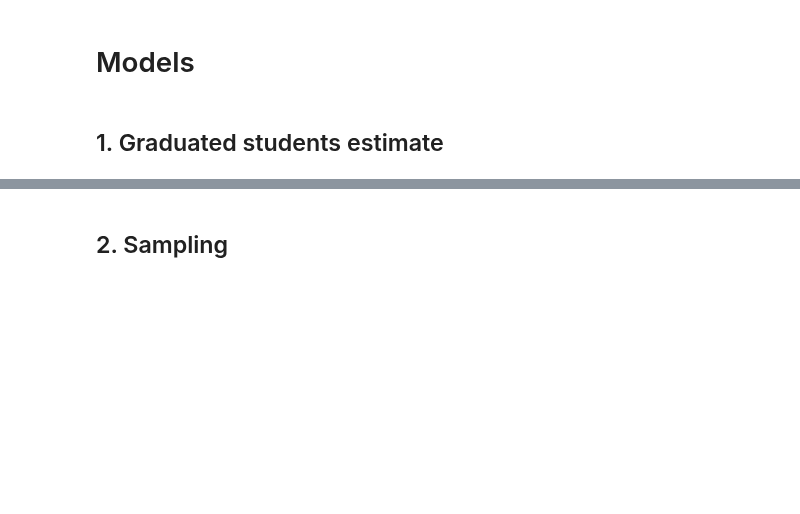
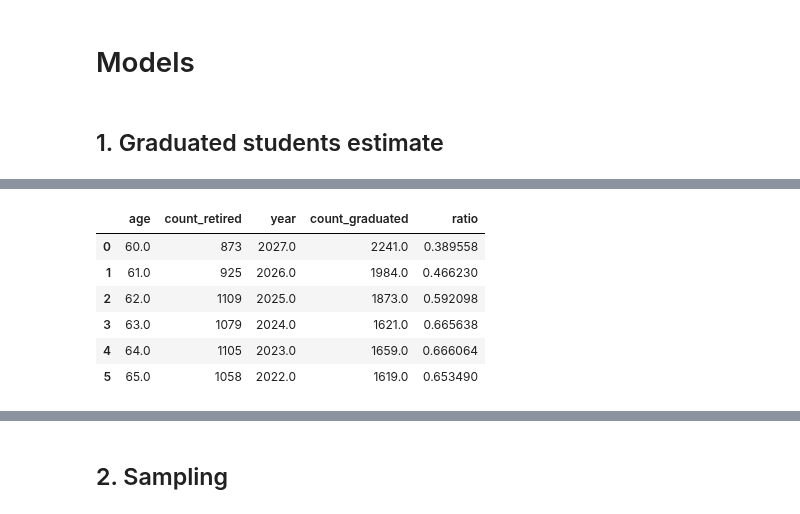
Before and after one commit to opendatalabcz/mapa-zdravi, a Jupyter notebook: src/scripts/models.ipynb, the cells around one changed output, grey strips where cells are left out. Drawn from its saved outputs; the diff is of its cells as text; code cells hidden in the pictures; blank space fills up the shorter version.

```diff
--- a/src/scripts/models.ipynb
+++ b/src/scripts/models.ipynb
@@ -117,0 +151,13 @@ plt.show();
+# %%
+mudr_future = mudr_estimates[mudr_estimates['date_end'] > 2021][['date_end', 'mudr_graduate_estimate']]
+mudr_future.columns = ['year', 'count']
+mudr_pred = pd.merge(mudr_retired, mudr_future, on='year', suffixes=('_retired', '_graduated'))
+mudr_pred['ratio'] = mudr_pred['count_retired'] / mudr_pred['count_graduated']
+# %% [output]
+|  | age | count_retired | year | count_graduated | ratio |
+| 0 | 60.0 | 873 | 2027.0 | 2241.0 | 0.389558 |
+| 1 | 61.0 | 925 | 2026.0 | 1984.0 | 0.466230 |
+| 2 | 62.0 | 1109 | 2025.0 | 1873.0 | 0.592098 |
+| 3 | 63.0 | 1079 | 2024.0 | 1621.0 | 0.665638 |
+| 4 | 64.0 | 1105 | 2023.0 | 1659.0 | 0.666064 |
+| 5 | 65.0 | 1058 | 2022.0 | 1619.0 | 0.653490 |
```
Also changed, not shown: parts of 9 cells of this notebook, 3 other files.
